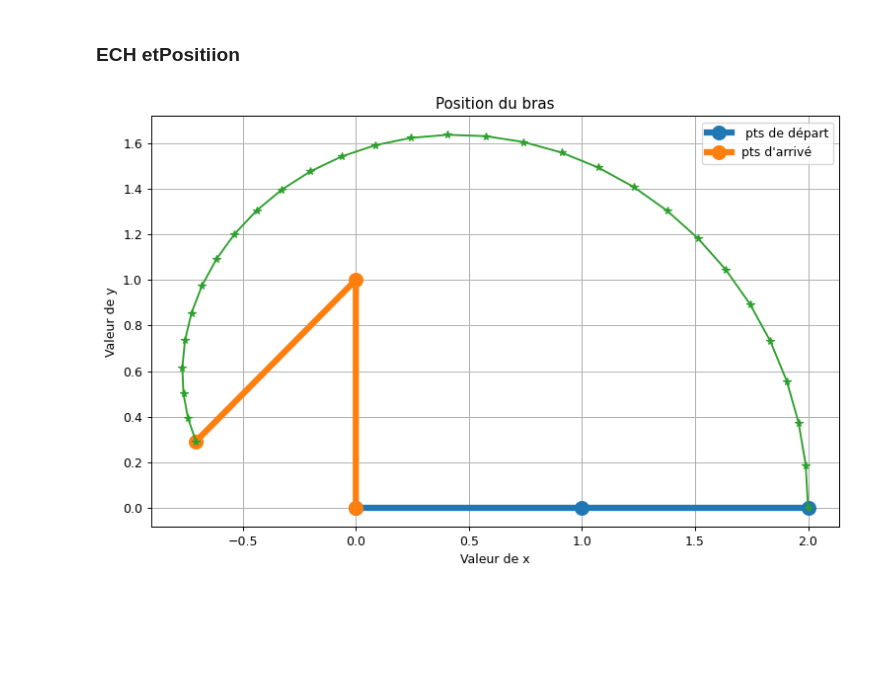
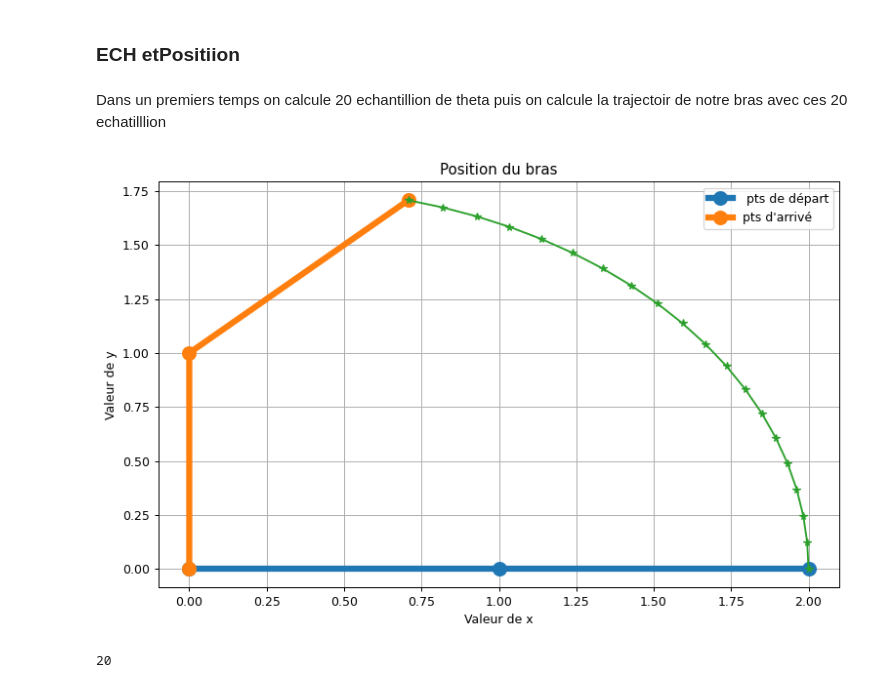
Before and after one commit to MassylHAMDI/Optimisation-P22, a Jupyter notebook: OPTprojet_MassV1.ipynb, the cells around one changed output. Cells and saved outputs as stored; diff of their text form; code cells hidden in the pictures; blank space fills up the shorter version.

```diff
--- a/OPTprojet_MassV1.ipynb
+++ b/OPTprojet_MassV1.ipynb
@@ -262,6 +257,8 @@ Theta1 = 1.5707963267948966
 Theta2 = -1.5707963267948966
 # %% [markdown]
 ### ECH etPositiion
+# %% [markdown]
+Dans un premiers temps on calcule 20 echantillion de theta puis on calcule la trajectoir de notre bras avec ces 20 echatilllion
 # %%
 def ech(thetadepart,thetafinal):
     l1 , l2 = 1,1
@@ -291,20 +273,73 @@ def ech(thetadepart,thetafinal):
+# %%
+def traj(theta1,theta2):
+    x = []
+    y = []
+    l1=1
+    l2=1
+    for i in range(len(theta1)):
+
+        x_ = np.cumsum([0,
+                    l1 * np.cos(theta1[i]),
+                    l2 * np.cos(theta1[i]+theta2[i])])
+
+        y_ = np.cumsum([0,
+                    l1 * np.sin(theta1[i]),
+                    l2 * np.sin(theta1[i]+theta2)[i]])
+
+        x.append(x_)
+        y.append(y_)
+    return x,y
 # %%
-x , y = ech([0 , 0],[np.pi/2 , 3*np.pi/4])
+theta1 , theta2 = ech([0 , 0],[np.pi/2 , -np.pi/4])
+
+x , y = traj(theta1,theta2)
 tabx,taby = [],[]
 for i in range(len(x)):
     tabx.append(x[i][2])
     taby.append(y[i][2])
 l1=1
 l2=1
 # #Tracé de la trajectoire avec minimize
 plt.figure(figsize=(10, 6), dpi=90)
 plt.plot(x[0], y[0], 'o-', lw=5, mew=6)
 plt.plot(x[-1], y[-1], 'o-', lw=5, mew=6)
 plt.legend([' pts de départ',"pts d'arrivé"])
 plt.plot(tabx, taby , '-*' )
 plt.title('Position du bras')
 plt.xlabel("Valeur de x")
 plt.ylabel("Valeur de y")
 plt.grid()
 # %% [output]
-[figure, old version]
+[figure, new version]
+# %%
+tab_minimiz = []
+tab_root = []
+tab_gradient = []
+tab_newton = []
+x , y = traj(theta1,theta2)
+print(len(y))
+for i in range(len(x)):
+
+    param = [L1, L2, tabx[i], taby[i]]
+
+    # Résolution avec la méthode de Roor
+    tab_root.append(scipy.optimize.root(R,[0,0],param).x)
+
+    # Résolution avec la méthode de minimize
+    tab_minimiz.append(scipy.optimize.minimize(R2,[0,0],param, method='SLSQP').x)
+
+    # Résolution avec la combien Newton et gradient
+    # Apres plusieur teste il s'est avéré que il vaut mieux utilisé une combine entre la méthode de newton et le gradient
+    point_X, point_Y, point_Z = grad(R2,dR2 , 0.5, -1, 0.1, 0.000001, 100, param)
+    tab = point_X[-1], point_Y[-1]
+    tab_gradient.append(tab)
+    liste = Newton(R2, dR2, H, point_X[-1],point_Y[-1], 0.000001, 100, param)
+    tab2 = liste[0][-1],liste[1][-1]
+    tab_newton.append(tab2)
+
+tab_root = np.array(tab_root)
+tab_minimiz = np.array(tab_minimiz)
+tab_gradient = np.array(tab_gradient)
+tab_newton = np.array(tab_newton )
+# %% [output]
+20
```
Also changed, not shown: parts of 11 cells of this notebook, 1 other file.
